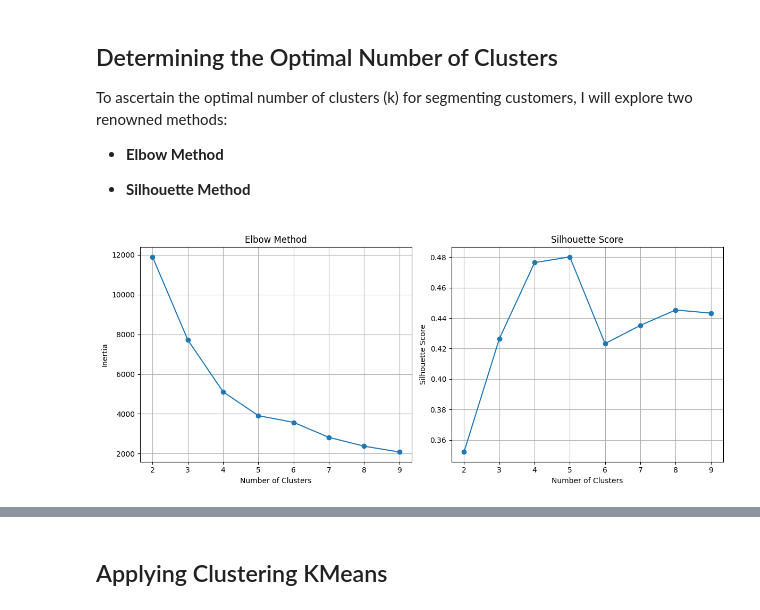
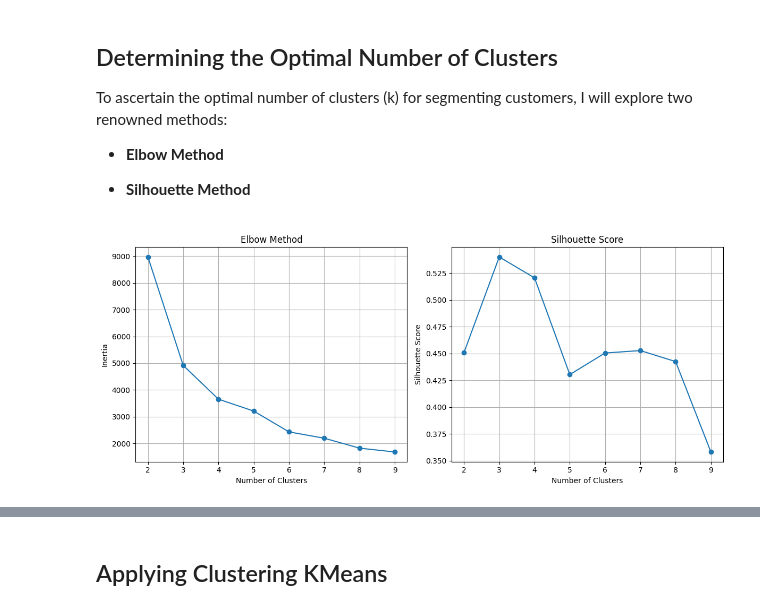
Before and after one commit to EduardoC15/Customer-Segmentation-for-e-commerce, a Jupyter notebook: e-commerce_EDA/e-commerce_RFM_Segmentation.ipynb, the cells around one changed output, grey strips where cells are left out. Cells and saved outputs as stored; diff of their text form; code cells hidden in the pictures.

```diff
--- a/e-commerce_EDA/e-commerce_RFM_Segmentation.ipynb
+++ b/e-commerce_EDA/e-commerce_RFM_Segmentation.ipynb
@@ -946,7 +945,7 @@ PCA aims to find the directions where the data varies the most. When features ar
 from sklearn.preprocessing import StandardScaler
 
 # Feature selection
-RFM_features = ['Customer ID','Recency', 'Total_Transactions', 'Total_Spend', 'Cancellation_Rate']
+RFM_features = ['Customer ID','Recency', 'Total_Transactions', 'Total_Spend']
 customer_RFM = customer_data_cleaned[RFM_features]
 
 # Initialize the StandardScaler
@@ -964,6 +963,9 @@ customer_RFM_scaled = customer_RFM.copy()
 # Applying the scaler to the necessary columns in the dataset
 customer_RFM_scaled[columns_to_scale] = scaler.fit_transform(customer_RFM_scaled[columns_to_scale])
 
+# Set 'Customer ID' as index
+customer_RFM_scaled.set_index('Customer ID', inplace=True)
+
 # Display the first few rows of the scaled data
 customer_RFM_scaled.head()
 # %% [output]
@@ -1070,26 +980,3 @@ fig.show()
 ## Inferences
 
 A model with fewer components may be preferable to avoid overfitting. Retaining three components is a reasonable choice, as it captures 92% of the variance with fewer dimensions, facilitating interpretation and reducing model complexity.
-# %%
-pca = PCA(n_components=3)
-
-# Paso 2: Ajustar el modelo PCA a los datos escalados
-pca.fit(customer_RFM_scaled)
-
-# Paso 3: Transformar los datos en los 3 componentes principales
-customer_RFM_pca_transform = pca.transform(customer_RFM_scaled)
-
-# Paso 4: Crear un DataFrame con los resultados
-pca_columns = ['PC1', 'PC2', 'PC3']  # Nombres de las columnas: Componente Principal 1, 2 y 3
-customer_RFM_pca = pd.DataFrame(data=customer_RFM_pca_transform,
-                                   columns=pca_columns,
-                                   index=customer_RFM_scaled.index)
-
-# Paso 5 (Opcional): Verificar la varianza explicada por los componentes
-explained_variance = pca.explained_variance_ratio_
-cumulative_variance = explained_variance.cumsum()
-print("Varianza explicada por cada componente:", explained_variance)
-print("Varianza acumulada:", cumulative_variance)
-
-# Mostrar las primeras filas del DataFrame transformado
-print(customer_RFM_pca.head())
@@ -1155,33 +998,33 @@ range_n_clusters = range(2, 10)
 inertia = []
 silhouette_scores = []
 
 # Loop through the range of clusters
 for n_clusters in range_n_clusters:
     kmeans = KMeans(n_clusters=n_clusters, random_state=42)
-    kmeans.fit(customer_RFM_pca)
+    kmeans.fit(customer_RFM_scaled)
 
     # Calculate inertia
     inertia.append(kmeans.inertia_)
 
     # Calculate silhouette score
-    silhouette_avg = silhouette_score(customer_RFM_pca, kmeans.labels_)
+    silhouette_avg = silhouette_score(customer_RFM_scaled, kmeans.labels_)
     silhouette_scores.append(silhouette_avg)
 
 # Plotting the elbow method
 plt.figure(figsize=(12, 5))
 plt.subplot(1, 2, 1)
 plt.plot(range_n_clusters, inertia, marker='o')
 plt.title('Elbow Method')
 plt.xlabel('Number of Clusters')
 plt.ylabel('Inertia')
 plt.grid()
 plt.subplot(1, 2, 2)
 plt.plot(range_n_clusters, silhouette_scores, marker='o')
 plt.title('Silhouette Score')
 plt.xlabel('Number of Clusters')
 plt.ylabel('Silhouette Score')
 plt.grid()
 plt.tight_layout()
 plt.show()
 # %% [output]
-[figure, old version]
+[figure, new version]
```
Also changed, not shown: parts of 18 cells of this notebook.
